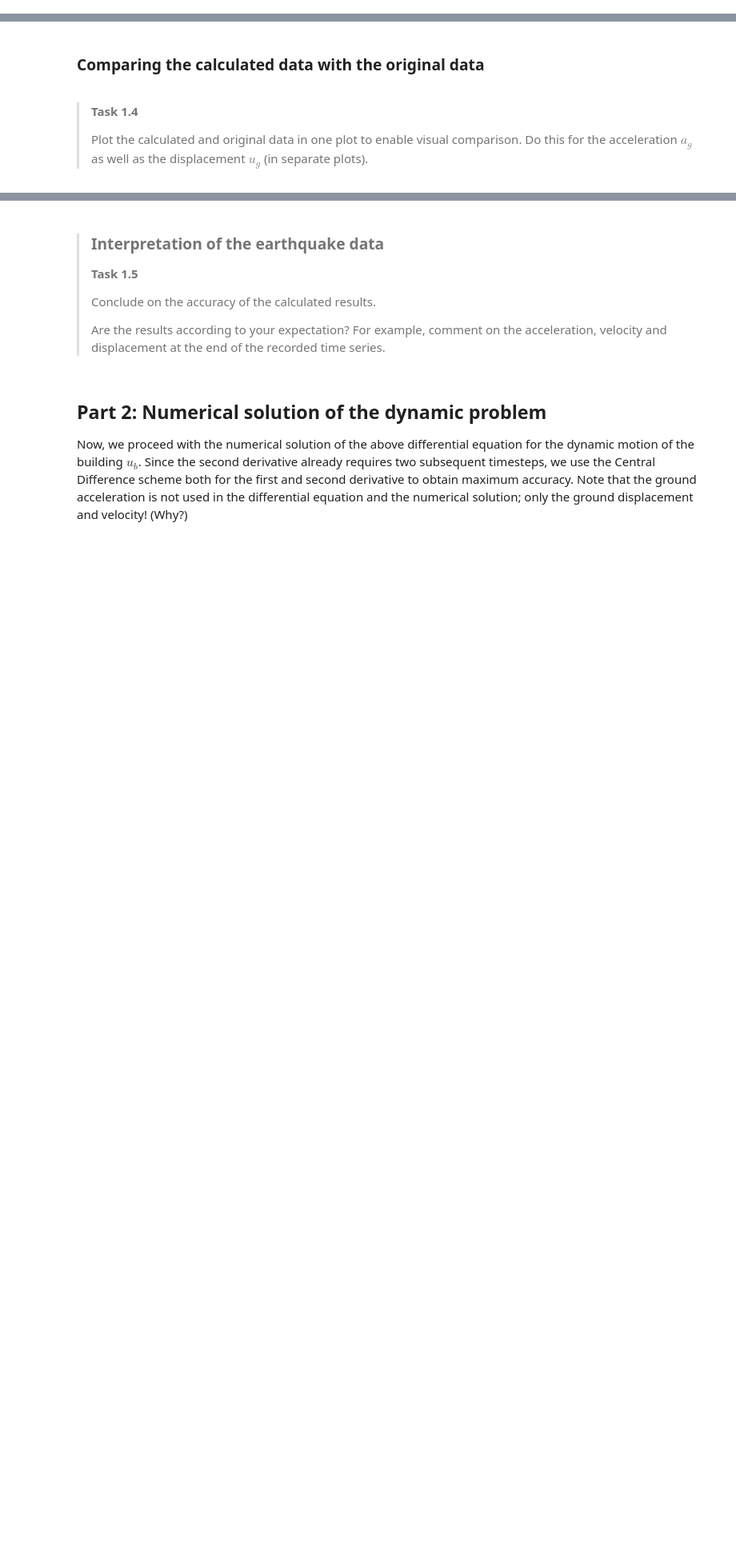
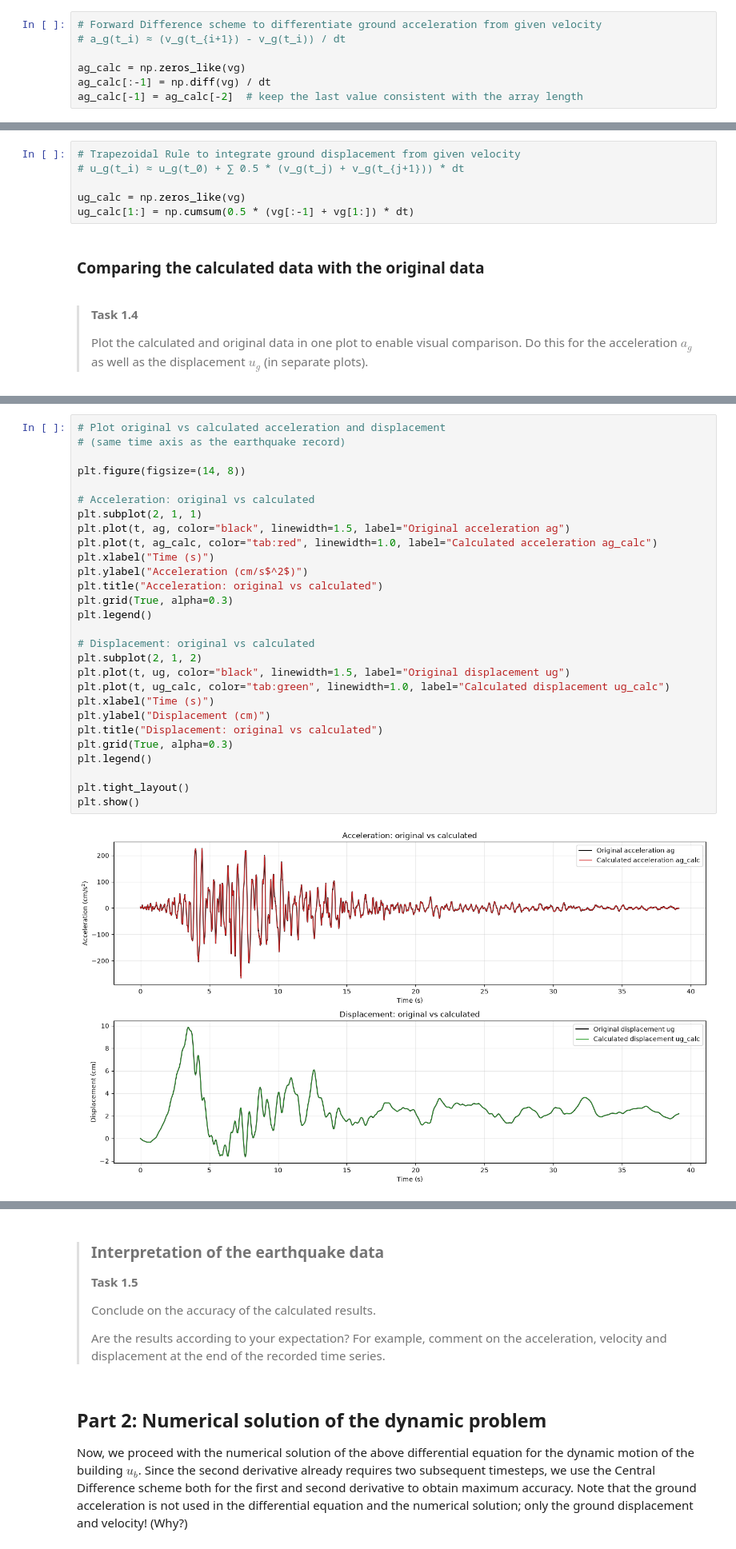
Before and after one commit to AleMarte2004/Group_Assignment_1.2, a Jupyter notebook: 1Ddynamics.ipynb, the cells around one changed output, grey strips where cells are left out. Shown at 80% size. Saved outputs shown, nothing was run; the diff lists cells and outputs as text; blank space fills up the shorter version.

```diff
--- a/1Ddynamics.ipynb
+++ b/1Ddynamics.ipynb
@@ -127,3 +128,10 @@ plt.show();
+# %%
+# Forward Difference scheme to differentiate ground acceleration from given velocity
+# a_g(t_i) ≈ (v_g(t_{i+1}) - v_g(t_i)) / dt
+
+ag_calc = np.zeros_like(vg)
+ag_calc[:-1] = np.diff(vg) / dt
+ag_calc[-1] = ag_calc[-2]  # keep the last value consistent with the array length
 # %% [markdown]
 ### For the numerical integration we use the Trapezoidal Rule:
 # %% [markdown]
@@ -148,3 +152,9 @@ print(np.sum(sum_trap))
+# %%
+# Trapezoidal Rule to integrate ground displacement from given velocity
+# u_g(t_i) ≈ u_g(t_0) + ∑ 0.5 * (v_g(t_j) + v_g(t_{j+1})) * dt
+
+ug_calc = np.zeros_like(vg)
+ug_calc[1:] = np.cumsum(0.5 * (vg[:-1] + vg[1:]) * dt)
 # %% [markdown]
 ### Comparing the calculated data with the original data
 # %% [markdown]
@@ -185,0 +169,30 @@ plt.show()
+# %%
+# Plot original vs calculated acceleration and displacement
+# (same time axis as the earthquake record)
+
+plt.figure(figsize=(14, 8))
+
+# Acceleration: original vs calculated
+plt.subplot(2, 1, 1)
+plt.plot(t, ag, color="black", linewidth=1.5, label="Original acceleration ag")
+plt.plot(t, ag_calc, color="tab:red", linewidth=1.0, label="Calculated acceleration ag_calc")
+plt.xlabel("Time (s)")
+plt.ylabel("Acceleration (cm/s$^2$)")
+plt.title("Acceleration: original vs calculated")
+plt.grid(True, alpha=0.3)
+plt.legend()
+
+# Displacement: original vs calculated
+plt.subplot(2, 1, 2)
+plt.plot(t, ug, color="black", linewidth=1.5, label="Original displacement ug")
+plt.plot(t, ug_calc, color="tab:green", linewidth=1.0, label="Calculated displacement ug_calc")
+plt.xlabel("Time (s)")
+plt.ylabel("Displacement (cm)")
+plt.title("Displacement: original vs calculated")
+plt.grid(True, alpha=0.3)
+plt.legend()
+
+plt.tight_layout()
+plt.show()
+# %% [output]
+[figure, added]
```
Also changed, not shown: parts of 12 cells of this notebook.
